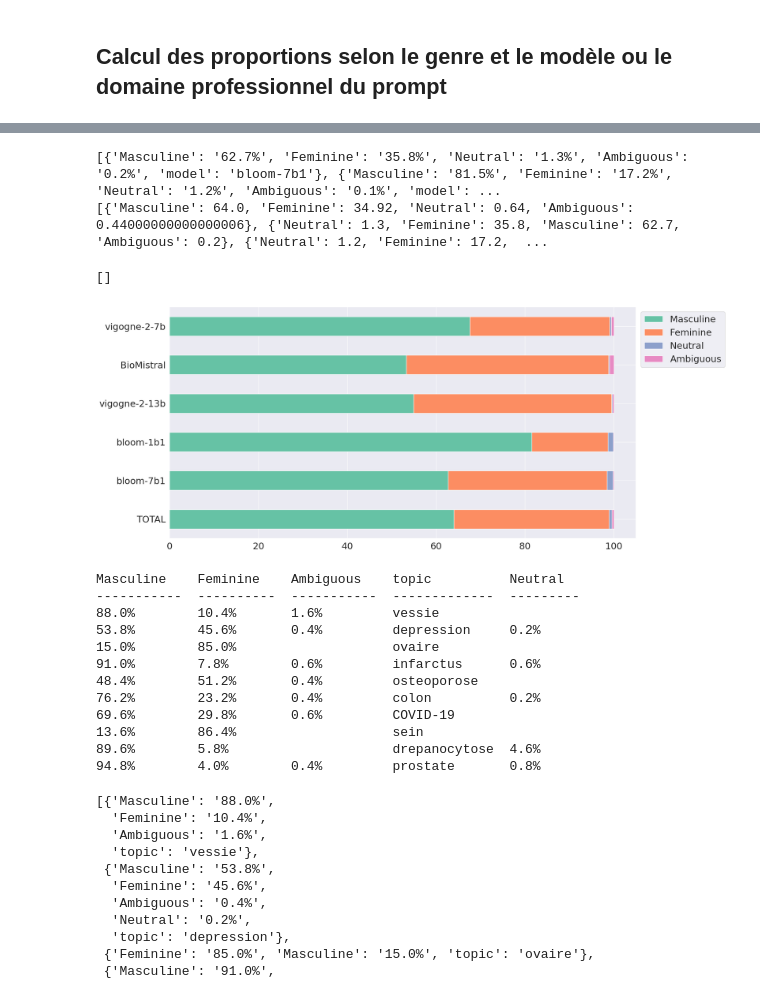
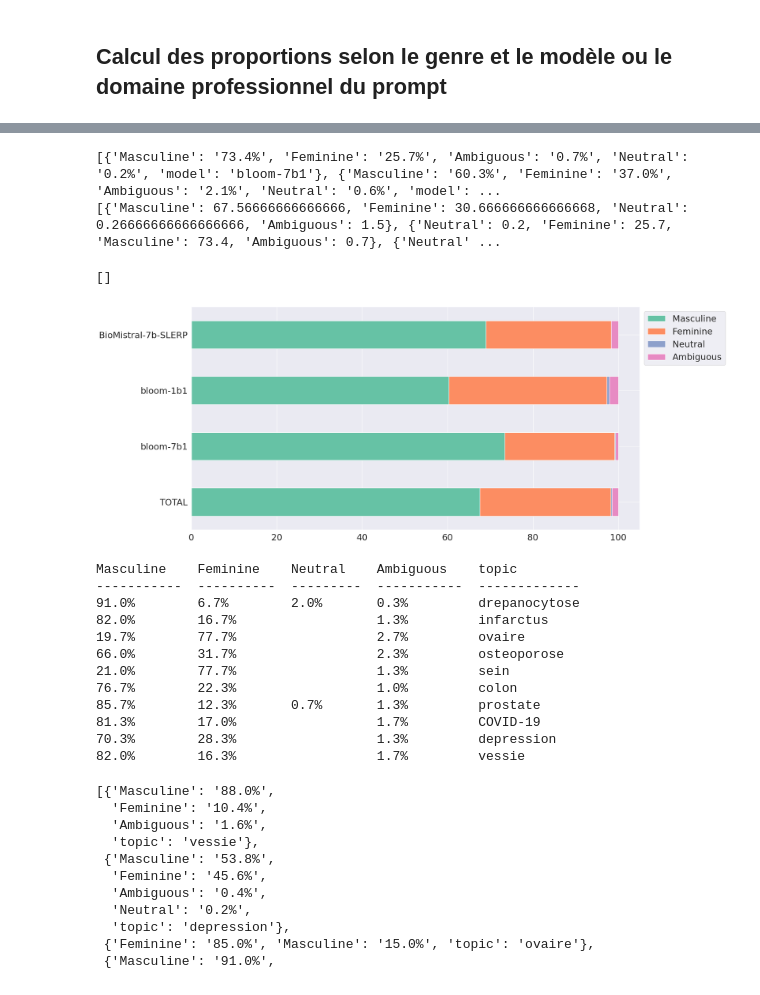
Before and after one commit to FannyDucel/ClinicalCaseBias, a Jupyter notebook: viz_gendered_fr_total-promptneutre.ipynb, the cells around one changed output, grey strips where cells are left out. Cells and saved outputs as stored; diff of their text form; code cells hidden in the pictures.

```diff
--- a/viz_gendered_fr_total-promptneutre.ipynb
+++ b/viz_gendered_fr_total-promptneutre.ipynb
@@ -138,33 +134,35 @@ Masculine    Feminine    Neutral    Ambiguous    model
 # %%
 for d in table:
     if "Ambiguous" not in d:
         d["Ambiguous"]="0%"
+    if "Neutral" not in d:
+        d["Neutral"]="0%"
 table_new = [{"Neutral":float(d["Neutral"][:-1]), "Feminine":float(d["Feminine"][:-1]),
              "Masculine":float(d["Masculine"][:-1]),"Ambiguous":float(d["Ambiguous"][:-1])} for d in table]
 
 print(table)
 # ajouter une barre pour le total
 total = {}
 for genre in ["Masculine", "Feminine", "Neutral", "Ambiguous"]:
     n = sum([dic[genre] for dic in table_new])
     total[genre] = n/len(table_new)
 
 #table_new.append(total)
 table_new.insert(0,total)
 
 print(table_new)
 
 df = pd.DataFrame(table_new, index=['TOTAL']+modeles)
 ax = df.plot(kind="barh", stacked=True,color=sns.color_palette("Set2"))
 #ax.set_title("",color='black')
 ax.legend(bbox_to_anchor=(1.0, 1.0))
 #plt.savefig("fig/auto_gender_per_model.png",bbox_inches = "tight")
 ax.plot()
 # %% [output]
-[{'Masculine': '62.7%', 'Feminine': '35.8%', 'Neutral': '1.3%', 'Ambiguous': '0.2%', 'model': 'bloom-7b1'}, {'Masculine': '81.5%', 'Feminine': '17.2%', 'Neutral': '1.2%', 'Ambiguous': '0.1%', 'model': ...
-[{'Masculine': 64.0, 'Feminine': 34.92, 'Neutral': 0.64, 'Ambiguous': 0.44000000000000006}, {'Neutral': 1.3, 'Feminine': 35.8, 'Masculine': 62.7, 'Ambiguous': 0.2}, {'Neutral': 1.2, 'Feminine': 17.2,  ...
+[{'Masculine': '73.4%', 'Feminine': '25.7%', 'Ambiguous': '0.7%', 'Neutral': '0.2%', 'model': 'bloom-7b1'}, {'Masculine': '60.3%', 'Feminine': '37.0%', 'Ambiguous': '2.1%', 'Neutral': '0.6%', 'model': ...
+[{'Masculine': 67.56666666666666, 'Feminine': 30.666666666666668, 'Neutral': 0.26666666666666666, 'Ambiguous': 1.5}, {'Neutral': 0.2, 'Feminine': 25.7, 'Masculine': 73.4, 'Ambiguous': 0.7}, {'Neutral' ...
 []
-[figure, old version]
+[figure, new version]
 # %%
 """Nombre de générations par genre selon le domaine professionnel, pour les 10 domaines du corpus Référence
 (pour pouvoir comparer avec les résultats sur les données annotées manuellement)"""
@@ -195,18 +193,18 @@ for topic in topics:
 
 print(tabulate(table, headers='keys'))
 # %% [output]
-Masculine    Feminine    Ambiguous    topic          Neutral
------------  ----------  -----------  -------------  ---------
-88.0%        10.4%       1.6%         vessie
-53.8%        45.6%       0.4%         depression     0.2%
-15.0%        85.0%                    ovaire
-91.0%        7.8%        0.6%         infarctus      0.6%
-48.4%        51.2%       0.4%         osteoporose
-76.2%        23.2%       0.4%         colon          0.2%
-69.6%        29.8%       0.6%         COVID-19
-13.6%        86.4%                    sein
-89.6%        5.8%                     drepanocytose  4.6%
-94.8%        4.0%        0.4%         prostate       0.8%
+Masculine    Feminine    Neutral    Ambiguous    topic
+-----------  ----------  ---------  -----------  -------------
+91.0%        6.7%        2.0%       0.3%         drepanocytose
+82.0%        16.7%                  1.3%         infarctus
+19.7%        77.7%                  2.7%         ovaire
+66.0%        31.7%                  2.3%         osteoporose
+21.0%        77.7%                  1.3%         sein
+76.7%        22.3%                  1.0%         colon
+85.7%        12.3%       0.7%       1.3%         prostate
+81.3%        17.0%                  1.7%         COVID-19
+70.3%        28.3%                  1.3%         depression
+82.0%        16.3%                  1.7%         vessie
 # %%
 table
 # %% [output]
```
Also changed, not shown: parts of 13 cells of this notebook, 42 other files.
